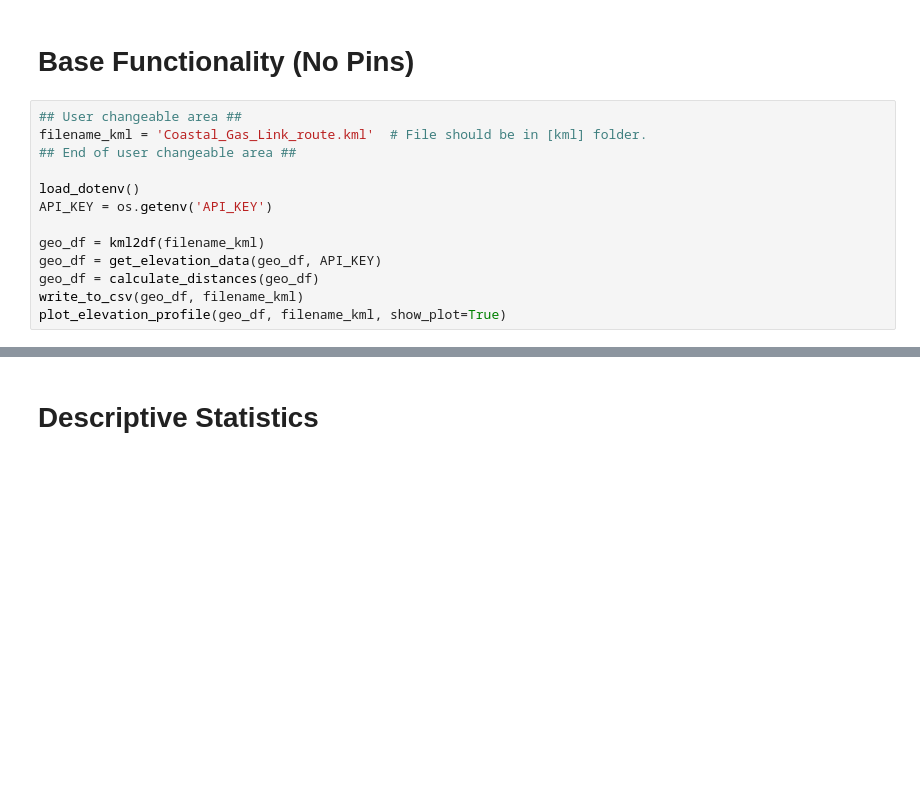
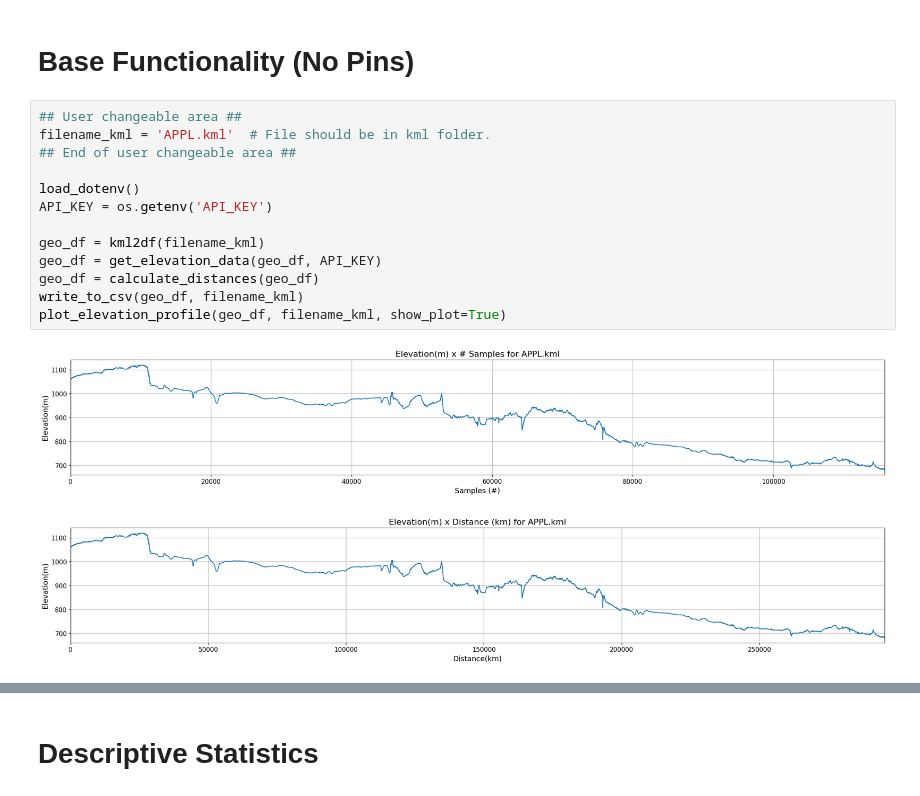
Before and after one commit to josmarcristello/GeoKMLAnalyzer, a Jupyter notebook: src/notebook/get-google-maps-altitude.ipynb, the cells around one changed output, grey strips where cells are left out. Drawn from its saved outputs; the diff is of its cells as text; blank space fills up the shorter version.

```diff
--- a/src/notebook/get-google-maps-altitude.ipynb
+++ b/src/notebook/get-google-maps-altitude.ipynb
@@ -20,14 +20,17 @@ from src.functions import *
 # Base Functionality (No Pins)
 # %%
 ## User changeable area ##
-filename_kml = 'Coastal_Gas_Link_route.kml'  # File should be in [kml] folder.
+filename_kml = 'APPL.kml'  # File should be in kml folder.
 ## End of user changeable area ##
 
 load_dotenv()
 API_KEY = os.getenv('API_KEY')
 
 geo_df = kml2df(filename_kml)
 geo_df = get_elevation_data(geo_df, API_KEY)
 geo_df = calculate_distances(geo_df)
 write_to_csv(geo_df, filename_kml)
 plot_elevation_profile(geo_df, filename_kml, show_plot=True)
+# %% [output]
+[figure, added]
+[figure, added]
```
Also changed, not shown: parts of 3 cells of this notebook.
